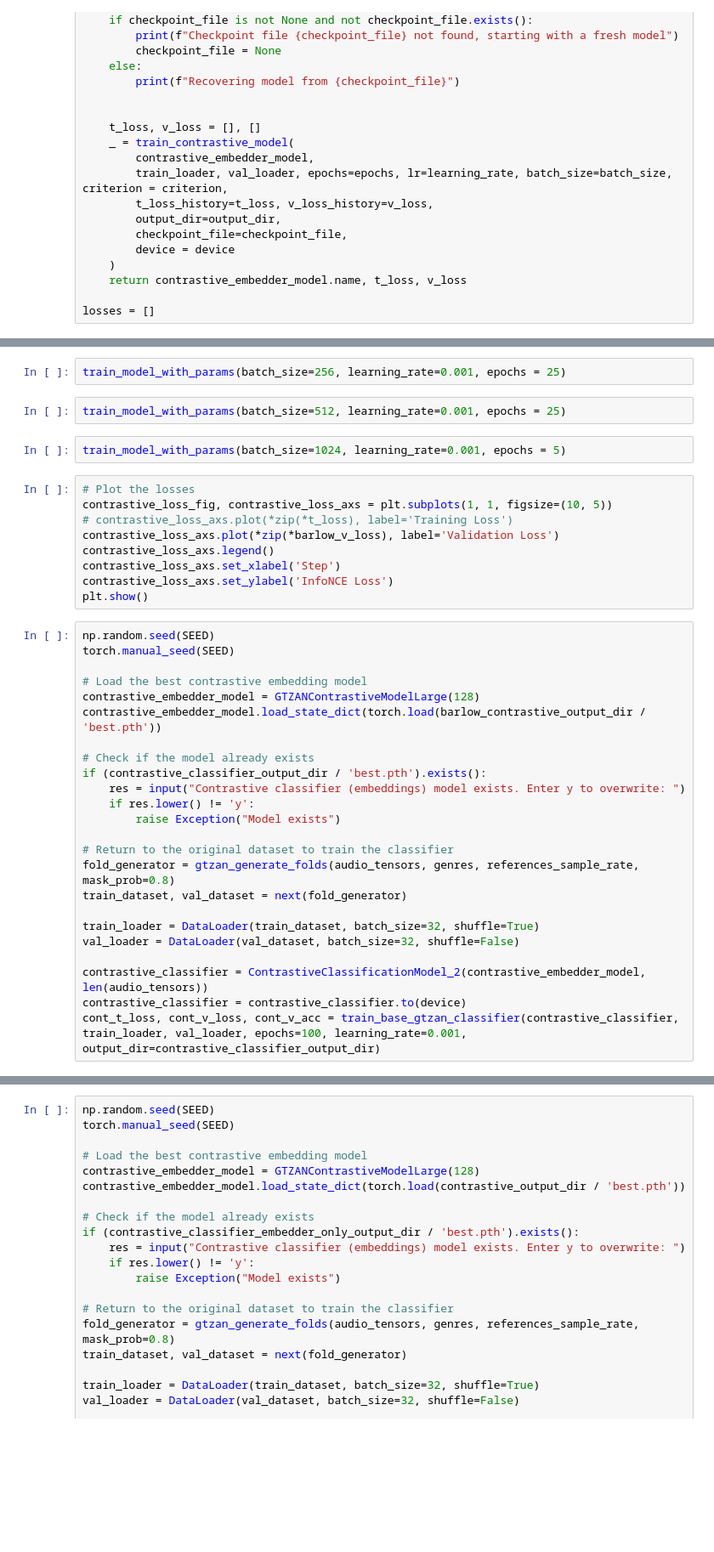
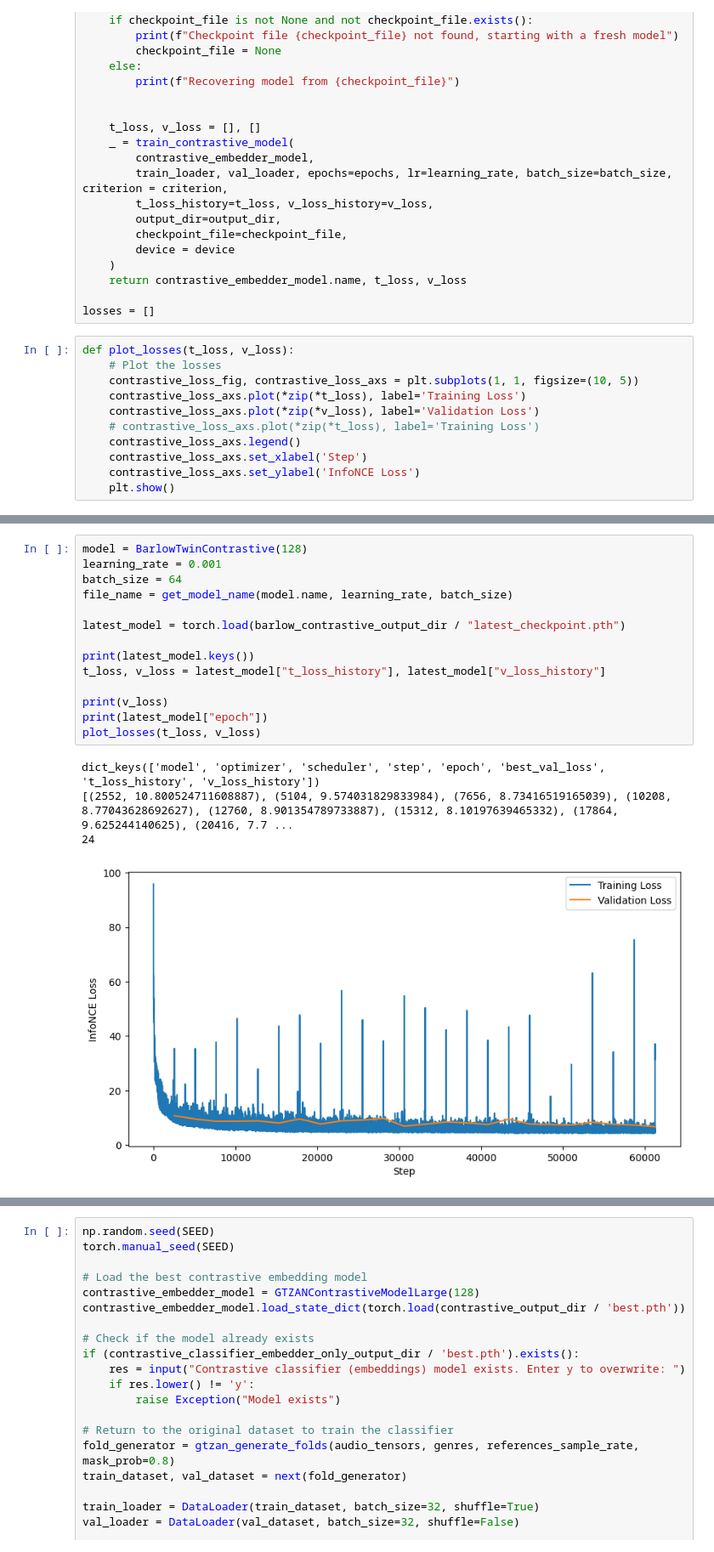
Before and after one commit to gurpreetsinghmukker/aps360_project_2024, a Jupyter notebook: project.ipynb, the cells around one changed output, grey strips where cells are left out. Shown at 85% size. Drawn from its saved outputs; the diff is of its cells as text; blank space fills up the shorter version.

Commit message:
refactored plotting code. added inference methods to models.

```diff
--- a/project.ipynb
+++ b/project.ipynb
@@ -963,6 +962,17 @@ def train_model_with_params(batch_size, learning_rate, epochs, criterion, model,
     return contrastive_embedder_model.name, t_loss, v_loss
 
 losses = []
+# %%
+def plot_losses(t_loss, v_loss):
+    # Plot the losses
+    contrastive_loss_fig, contrastive_loss_axs = plt.subplots(1, 1, figsize=(10, 5))
+    contrastive_loss_axs.plot(*zip(*t_loss), label='Training Loss')
+    contrastive_loss_axs.plot(*zip(*v_loss), label='Validation Loss')
+    # contrastive_loss_axs.plot(*zip(*t_loss), label='Training Loss')
+    contrastive_loss_axs.legend()
+    contrastive_loss_axs.set_xlabel('Step')
+    contrastive_loss_axs.set_ylabel('InfoNCE Loss')
+    plt.show()
 # %%
 model = GTZANContrastiveModelLarge(128)
 criterion = InfoNCE()
@@ -981,39 +988,19 @@ train_model_with_params(batch_size=128, learning_rate=0.001, epochs = 25)
-# %%
-train_model_with_params(batch_size=256, learning_rate=0.001, epochs = 25)
-# %%
-train_model_with_params(batch_size=512, learning_rate=0.001, epochs = 25)
-# %%
-train_model_with_params(batch_size=1024, learning_rate=0.001, epochs = 5)
-# %%
-# Plot the losses
-contrastive_loss_fig, contrastive_loss_axs = plt.subplots(1, 1, figsize=(10, 5))
-# contrastive_loss_axs.plot(*zip(*t_loss), label='Training Loss')
-contrastive_loss_axs.plot(*zip(*barlow_v_loss), label='Validation Loss')
-contrastive_loss_axs.legend()
-contrastive_loss_axs.set_xlabel('Step')
-contrastive_loss_axs.set_ylabel('InfoNCE Loss')
-plt.show()
-# %%
-np.random.seed(SEED)
-torch.manual_seed(SEED)
-
-# Load the best contrastive embedding model
-contrastive_embedder_model = GTZANContrastiveModelLarge(128)
-contrastive_embedder_model.load_state_dict(torch.load(barlow_contrastive_output_dir / 'best.pth'))
-
-# Check if the model already exists
-if (contrastive_classifier_output_dir / 'best.pth').exists():
-    res = input("Contrastive classifier (embeddings) model exists. Enter y to overwrite: ")
-    if res.lower() != 'y':
-        raise Exception("Model exists")
-
-# Return to the original dataset to train the classifier
-fold_generator = gtzan_generate_folds(audio_tensors, genres, references_sample_rate, mask_prob=0.8)
-train_dataset, val_dataset = next(fold_generator)
-
-train_loader = DataLoader(train_dataset, batch_size=32, shuffle=True)
-val_loader = DataLoader(val_dataset, batch_size=32, shuffle=False)
-
-contrastive_classifier = ContrastiveClassificationModel_2(contrastive_embedder_model, len(audio_tensors))
-contrastive_classifier = contrastive_classifier.to(device)
-cont_t_loss, cont_v_loss, cont_v_acc = train_base_gtzan_classifier(contrastive_classifier, train_loader, val_loader, epochs=100, learning_rate=0.001, output_dir=contrastive_classifier_output_dir)
+# %%
+model = BarlowTwinContrastive(128)
+learning_rate = 0.001
+batch_size = 64
+file_name = get_model_name(model.name, learning_rate, batch_size)
+
+latest_model = torch.load(barlow_contrastive_output_dir / "latest_checkpoint.pth")
+
+print(latest_model.keys())
+t_loss, v_loss = latest_model["t_loss_history"], latest_model["v_loss_history"]
+
+print(v_loss)
+print(latest_model["epoch"])
+plot_losses(t_loss, v_loss)
+# %% [output]
+dict_keys(['model', 'optimizer', 'scheduler', 'step', 'epoch', 'best_val_loss', 't_loss_history', 'v_loss_history'])
+[(2552, 10.800524711608887), (5104, 9.574031829833984), (7656, 8.73416519165039), (10208, 8.77043628692627), (12760, 8.901354789733887), (15312, 8.10197639465332), (17864, 9.625244140625), (20416, 7.7 ...
+24
+[figure, added]
```
Also changed, not shown: parts of 7 cells of this notebook, 3 other files.
